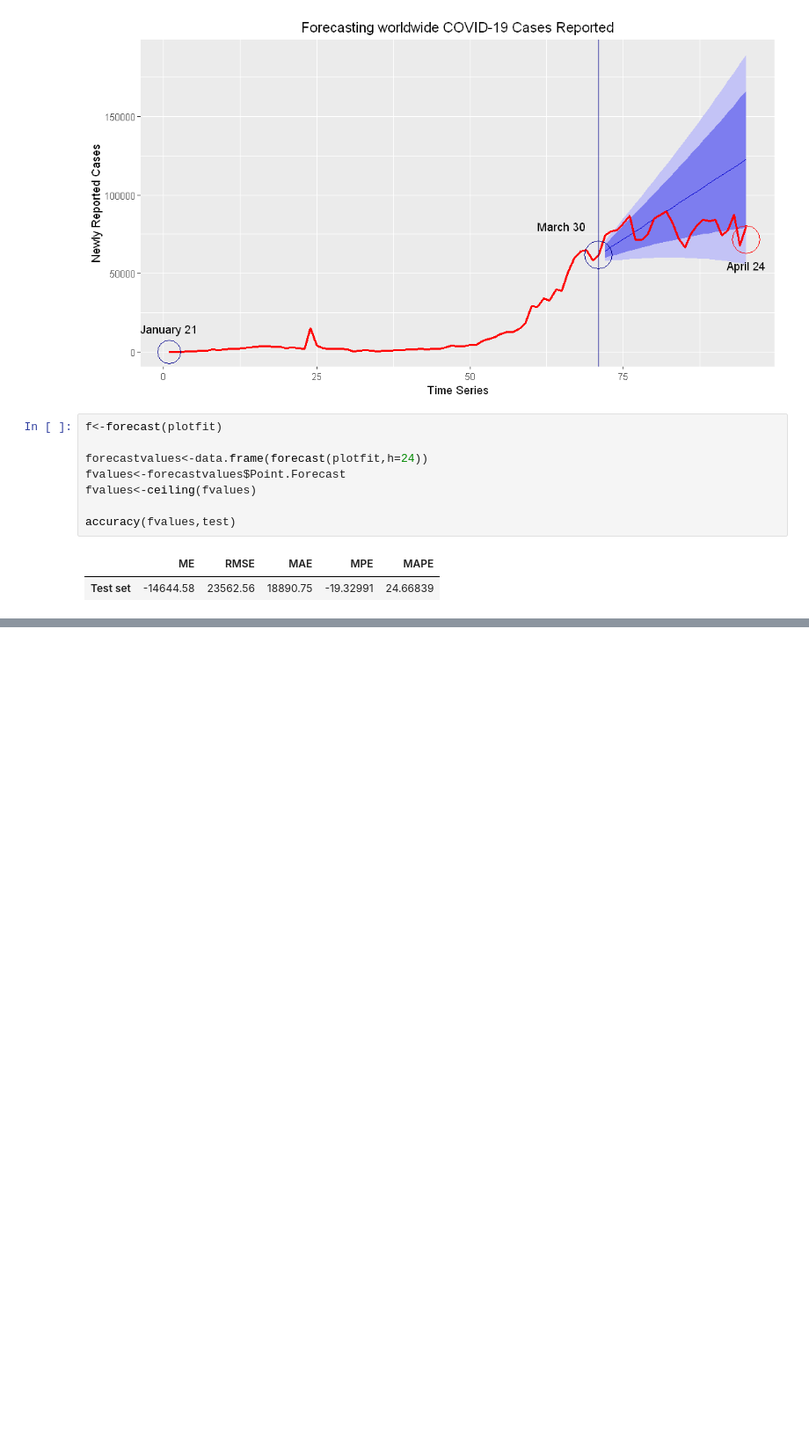
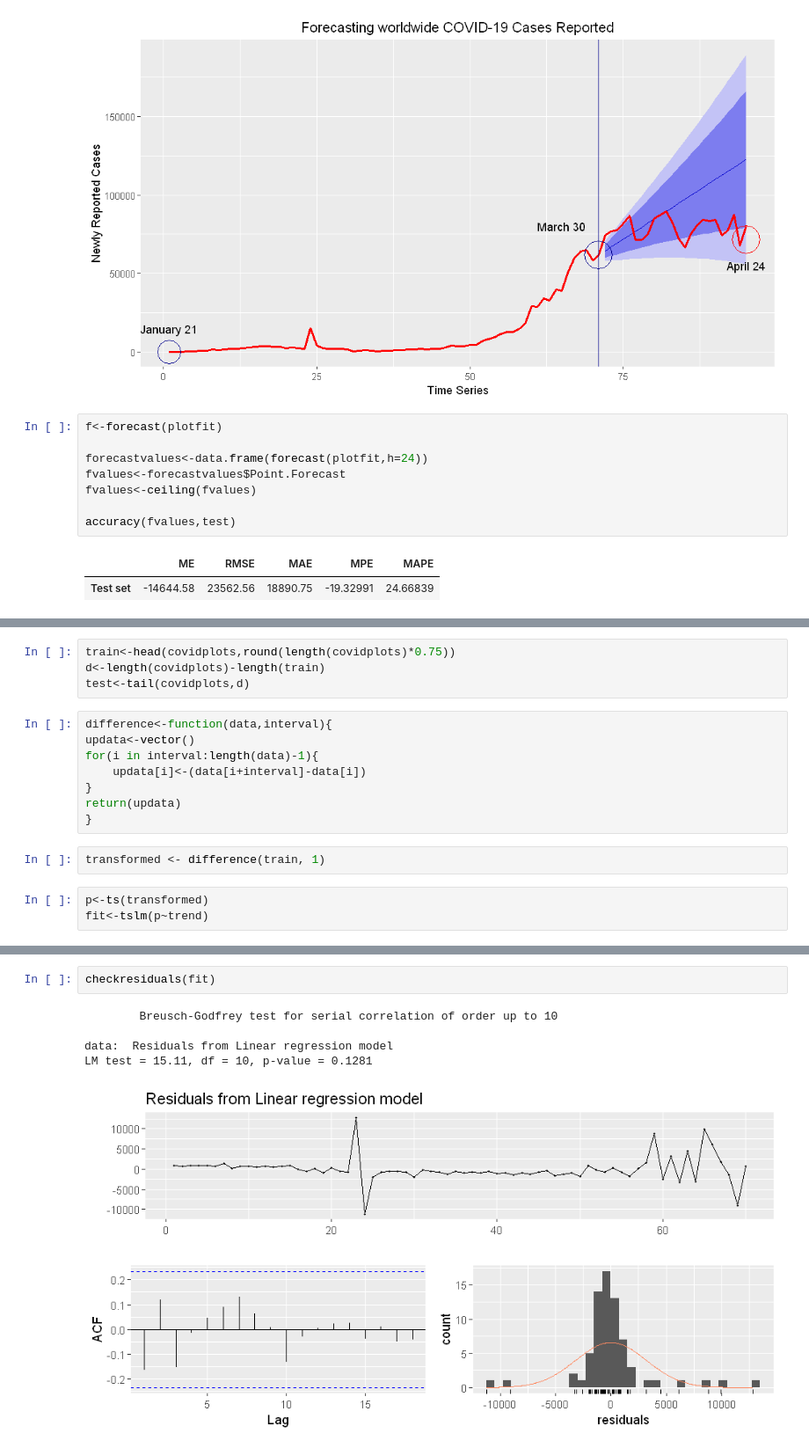
Before and after one commit to AjithKumarVS/Predictive-Time-Series-Modelling-of-COVID-19-Pandemic, a Jupyter notebook: covid19_social-distancing_impact_analysis.ipynb, the cells around one changed output, grey strips where cells are left out. Shown at 88% size. Drawn from its saved outputs; the diff is of its cells as text; blank space fills up the shorter version.

Commit message:
Updated Linear Regression Code

```diff
--- a/covid19_social-distancing_impact_analysis.ipynb
+++ b/covid19_social-distancing_impact_analysis.ipynb
@@ -98,0 +108,17 @@ accuracy(fvalues,test)
+# %%
+train<-head(covidplots,round(length(covidplots)*0.75))
+d<-length(covidplots)-length(train)
+test<-tail(covidplots,d)
+# %%
+difference<-function(data,interval){
+updata<-vector()
+for(i in interval:length(data)-1){
+    updata[i]<-(data[i+interval]-data[i])
+}
+return(updata)
+}
+# %%
+transformed <- difference(train, 1)
+# %%
+p<-ts(transformed)
+fit<-tslm(p~trend)
@@ -98,0 +134,8 @@ accuracy(fvalues,test)
+# %%
+checkresiduals(fit)
+# %% [output]
+        Breusch-Godfrey test for serial correlation of order up to 10
+
+data:  Residuals from Linear regression model
+LM test = 15.11, df = 10, p-value = 0.1281
+[figure, added]
```
Also changed, not shown: parts of 12 cells of this notebook.
